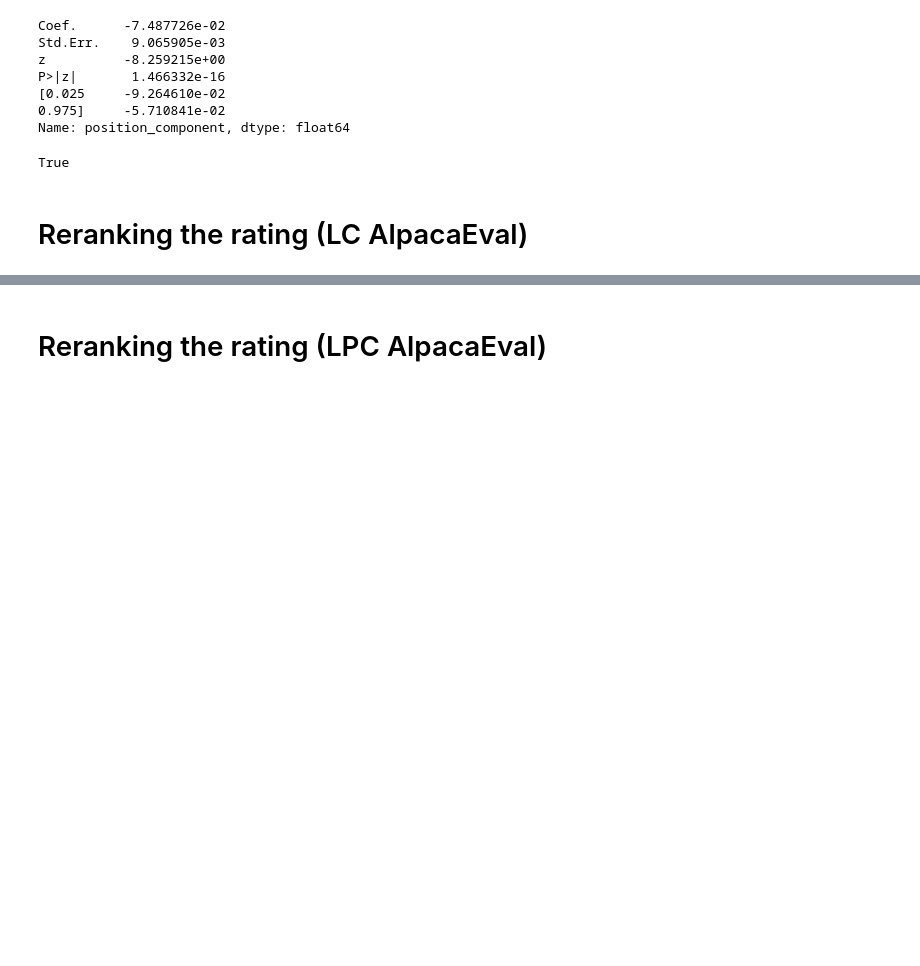
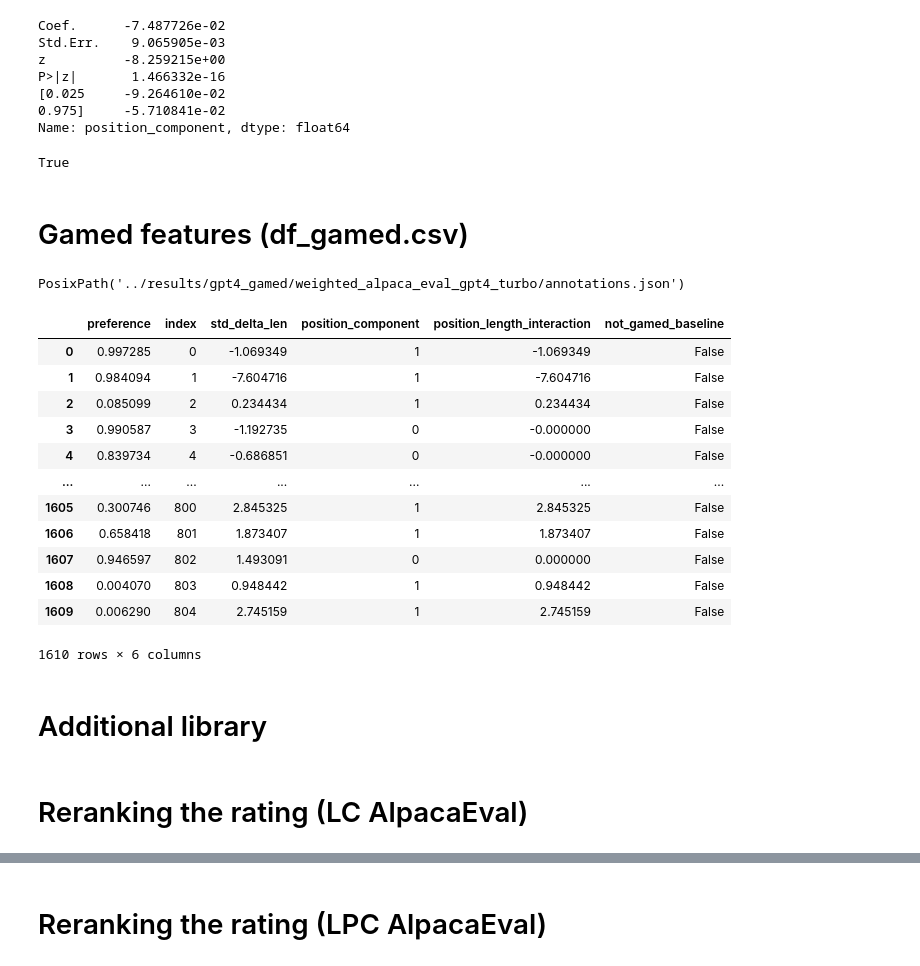
Before and after one commit to Thesis-LLM-as-a-judge-AUAS/alpaca_eval, a Jupyter notebook: notebooks/length_position_controlled.ipynb, the cells around one changed output, grey strips where cells are left out. Cells and saved outputs as stored; diff of their text form; code cells hidden in the pictures; blank space fills up the shorter version.

```diff
--- a/notebooks/length_position_controlled.ipynb
+++ b/notebooks/length_position_controlled.ipynb
@@ -373,5 +373,72 @@ Name: position_component, dtype: float64
 bool(diff_row['P>|z|'] < SIGNIFICANCE_LEVEL)
 # %% [output]
 True
-# %% [markdown]
-# Reranking the rating (LC AlpacaEval)
+# %% [markdown]
+# Gamed features (df_gamed.csv)
+# %%
+final_gamed_df = pd.DataFrame()
+# %%
+GAMED_MODELS = ['gpt4_1106_preview_verbose', 'gpt4_1106_preview_concise']
+# %%
+out_dir = utils.get_output_path(
+    "auto",
+    "../results/gpt4_gamed/model_outputs.json",
+    "gpt4_gamed",
+    annotators_config=constants.DEFAULT_ANNOTATOR_CONFIG,  # must match original
+) / "annotations.json"
+
+out_dir
+# %% [output]
+PosixPath('../results/gpt4_gamed/weighted_alpaca_eval_gpt4_turbo/annotations.json')
+# %%
+for model in GAMED_MODELS:
+    gamed_out_df = pd.read_json(f'../results/{model}/weighted_alpaca_eval_gpt4_turbo/annotations.json')
+    df = gamed_out_df.reset_index()
+    len_1 = df["output_1"].str.len()
+    len_2 = df["output_2"].str.len()
+    std_delta_len = len_1 - len_2
+    df = df[["preference", "index"]].copy()
+    df["std_delta_len"] = std_delta_len / std_delta_len.std()
+
+    if "position_component" in gamed_out_df.columns:
+        df["position_component"] = gamed_out_df["position_component"].values
+    elif "raw_completion" in gamed_out_df.columns:
+        def first_token(raw):
+            try:
+                return raw["logprobs"]["content"][0]["token"]
+            except Exception:
+                return None
+
+
+        tokens = gamed_out_df["raw_completion"].apply(first_token)
+        pref_raw = gamed_out_df["preference"].astype(float)
+        mask_lower = tokens == "m"
+        df["position_component"] = np.where(
+            mask_lower,
+            np.where(pref_raw >= 1.5, 1, 0),
+            np.where(pref_raw < 1.5, 1, 0),
+        )
+    else:
+        df["position_component"] = 0.0
+
+    df['position_length_interaction'] = df["position_component"] * df["std_delta_len"]
+    df['preference'] = df['preference'] - 1
+    df['not_gamed_baseline'] = False
+
+    final_gamed_df = pd.concat([final_gamed_df, df], ignore_index=True)
+
+final_gamed_df
+# %% [output]
+|  | preference | index | std_delta_len | position_component | position_length_interaction | not_gamed_baseline |
+| 0 | 0.997285 | 0 | -1.069349 | 1 | -1.069349 | False |
+| 1 | 0.984094 | 1 | -7.604716 | 1 | -7.604716 | False |
+| 2 | 0.085099 | 2 | 0.234434 | 1 | 0.234434 | False |
+| 3 | 0.990587 | 3 | -1.192735 | 0 | -0.000000 | False |
+| 4 | 0.839734 | 4 | -0.686851 | 0 | -0.000000 | False |
+| ... | ... | ... | ... | ... | ... | ... |
+| 1605 | 0.300746 | 800 | 2.845325 | 1 | 2.845325 | False |
+| 1606 | 0.658418 | 801 | 1.873407 | 1 | 1.873407 | False |
+| 1607 | 0.946597 | 802 | 1.493091 | 0 | 0.000000 | False |
+| 1608 | 0.004070 | 803 | 0.948442 | 1 | 0.948442 | False |
+| 1609 | 0.006290 | 804 | 2.745159 | 1 | 2.745159 | False |
+1610 rows × 6 columns
@@ -377,0 +447,2 @@ True
+# %% [markdown]
+# Additional library
@@ -378 +505,3 @@ True
+# %% [markdown]
+# Reranking the rating (LC AlpacaEval)
 # %%
```
Also changed, not shown: parts of 21 cells of this notebook, 5 other files.
